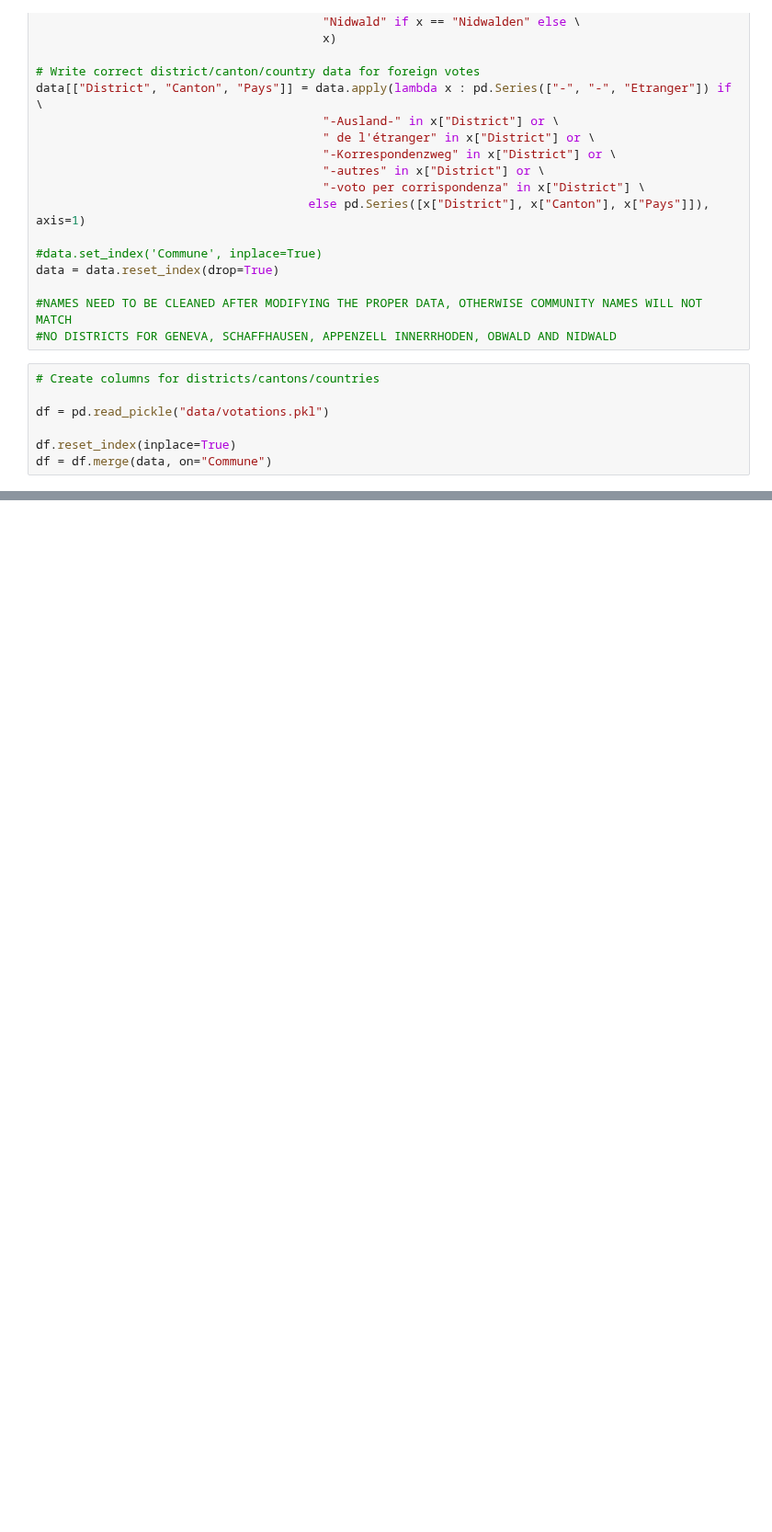
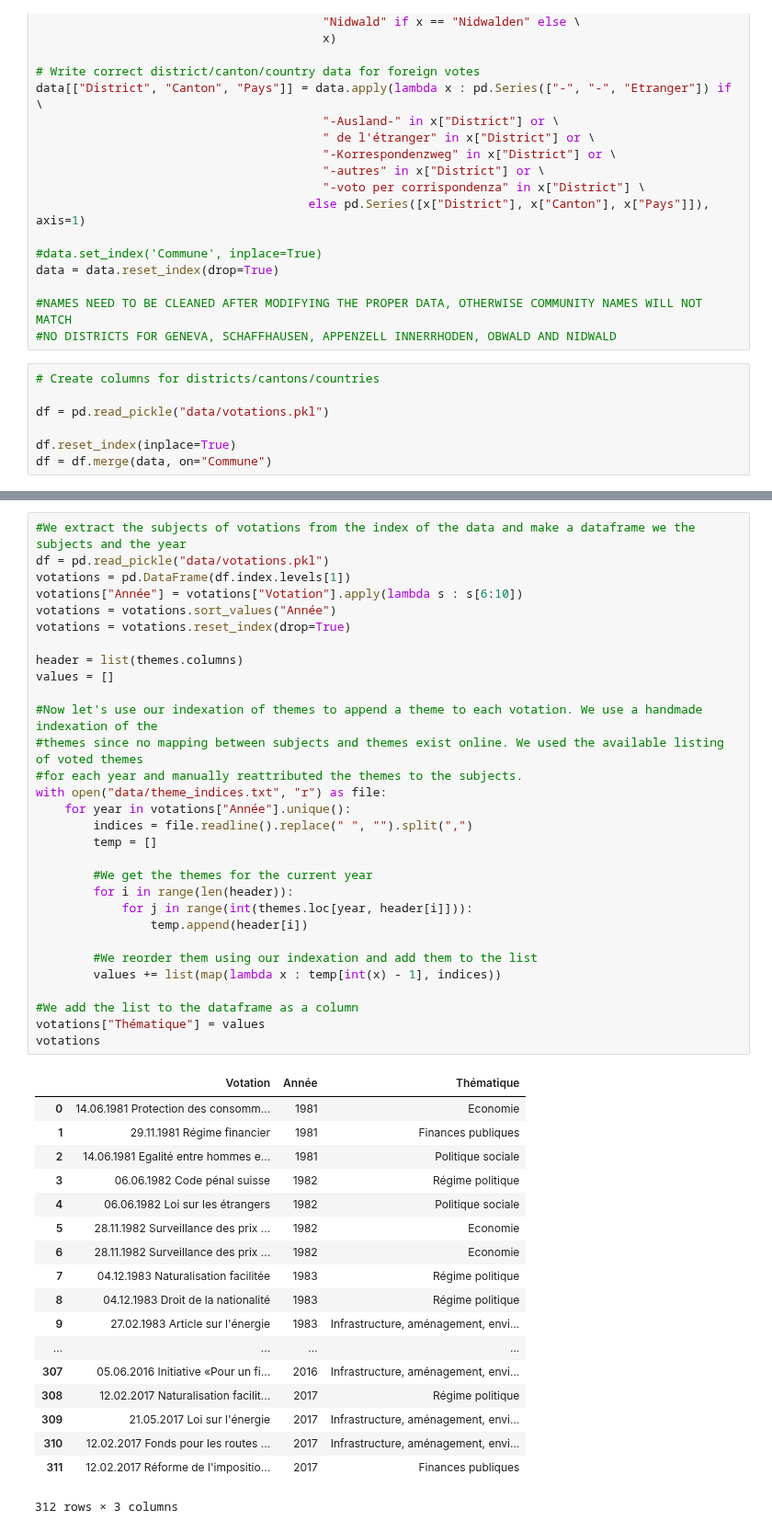
Before and after one commit to matthieuDev/ADA2017, a Jupyter notebook: project/temp.ipynb, the cells around one changed output, grey strips where cells are left out. Shown at 92% size. Drawn from its saved outputs; the diff is of its cells as text; blank space fills up the shorter version.

```diff
--- a/project/temp.ipynb
+++ b/project/temp.ipynb
@@ -105,3 +103,52 @@ themes
+# %%
+#We extract the subjects of votations from the index of the data and make a dataframe we the subjects and the year
+df = pd.read_pickle("data/votations.pkl")
+votations = pd.DataFrame(df.index.levels[1])
+votations["Année"] = votations["Votation"].apply(lambda s : s[6:10])
+votations = votations.sort_values("Année")
+votations = votations.reset_index(drop=True)
+
+header = list(themes.columns)
+values = []
+
+#Now let's use our indexation of themes to append a theme to each votation. We use a handmade indexation of the
+#themes since no mapping between subjects and themes exist online. We used the available listing of voted themes
+#for each year and manually reattributed the themes to the subjects.
+with open("data/theme_indices.txt", "r") as file:
+    for year in votations["Année"].unique():
+        indices = file.readline().replace(" ", "").split(",")
+        temp = []
+
+        #We get the themes for the current year
+        for i in range(len(header)):
+            for j in range(int(themes.loc[year, header[i]])):
+                temp.append(header[i])
+
+        #We reorder them using our indexation and add them to the list
+        values += list(map(lambda x : temp[int(x) - 1], indices))
+
+#We add the list to the dataframe as a column
+votations["Thématique"] = values
+votations
+# %% [output]
+|  | Votation | Année | Thématique |
+| 0 | 14.06.1981 Protection des consomm... | 1981 | Economie |
+| 1 | 29.11.1981 Régime financier | 1981 | Finances publiques |
+| 2 | 14.06.1981 Egalité entre hommes e... | 1981 | Politique sociale |
+| 3 | 06.06.1982 Code pénal suisse | 1982 | Régime politique |
+| 4 | 06.06.1982 Loi sur les étrangers | 1982 | Politique sociale |
+| 5 | 28.11.1982 Surveillance des prix ... | 1982 | Economie |
+| 6 | 28.11.1982 Surveillance des prix ... | 1982 | Economie |
+| 7 | 04.12.1983 Naturalisation facilitée | 1983 | Régime politique |
+| 8 | 04.12.1983 Droit de la nationalité | 1983 | Régime politique |
+| 9 | 27.02.1983 Article sur l'énergie | 1983 | Infrastructure, aménagement, envi... |
+| ... | ... | ... | ... |
+| 307 | 05.06.2016 Initiative «Pour un fi... | 2016 | Infrastructure, aménagement, envi... |
+| 308 | 12.02.2017 Naturalisation facilit... | 2017 | Régime politique |
+| 309 | 21.05.2017 Loi sur l'énergie | 2017 | Infrastructure, aménagement, envi... |
+| 310 | 12.02.2017 Fonds pour les routes ... | 2017 | Infrastructure, aménagement, envi... |
+| 311 | 12.02.2017 Réforme de l'impositio... | 2017 | Finances publiques |
+312 rows × 3 columns
 # %%
 df["Commune"] = df["Commune"].map(lambda x : x[7:] if x[0] == "." else x)
 # data["Commune"] = data["Commune"].map(lambda x : x.split(" (")[0])
```
Also changed, not shown: parts of 3 cells of this notebook, 1 other file.
